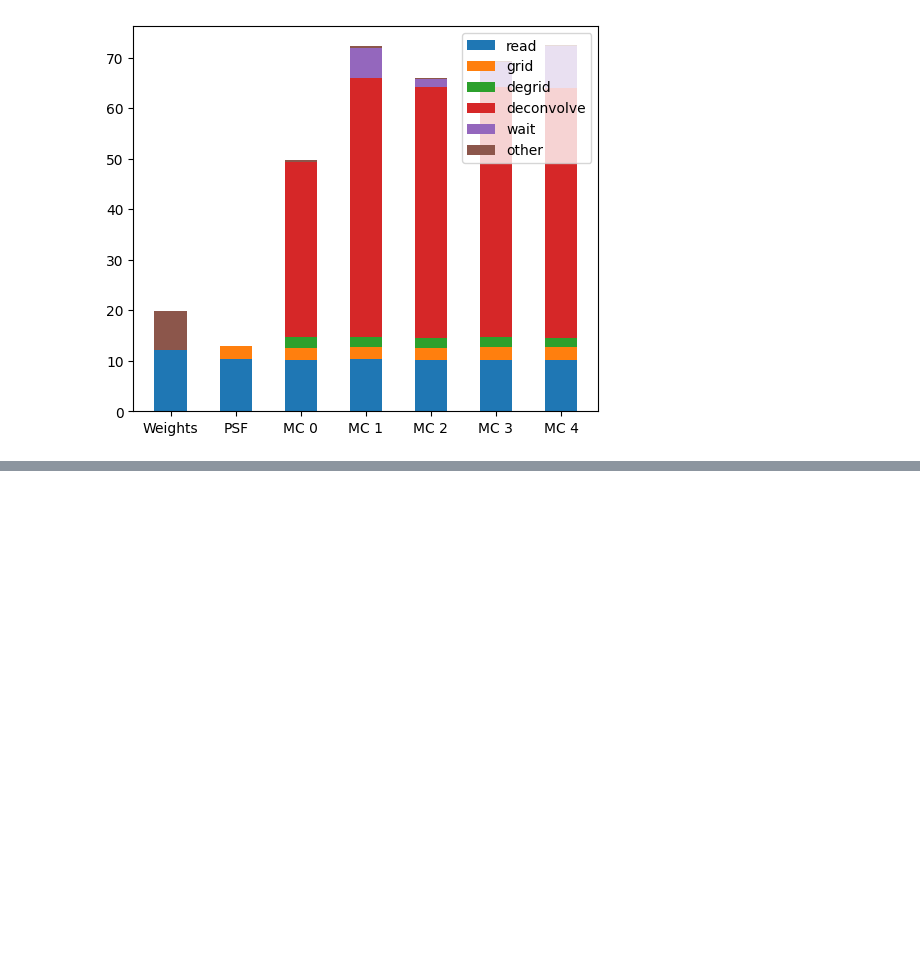
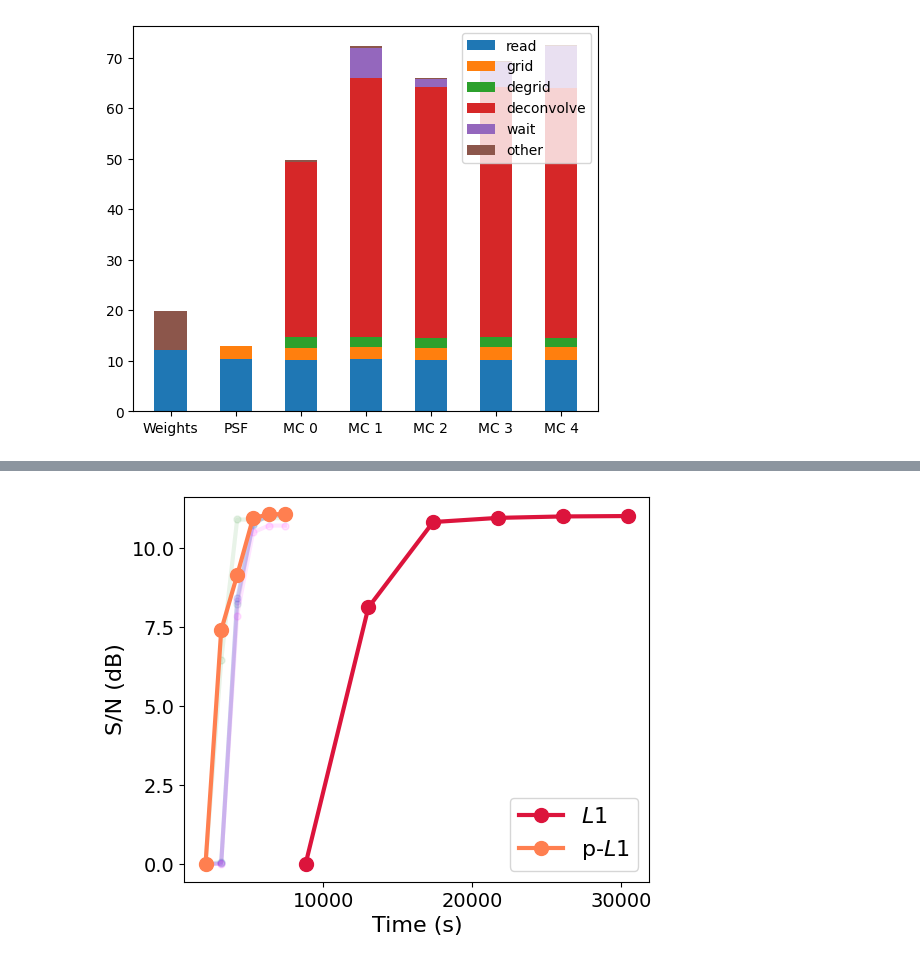
Before and after one commit to simon-prunet/radio-imaging, a Jupyter notebook: notebooks_and_pyscripts/multipartition_bda_results.ipynb, the cells around one changed output, grey strips where cells are left out. Drawn from its saved outputs; the diff is of its cells as text; code cells hidden in the pictures; blank space fills up the shorter version.

```diff
--- a/notebooks_and_pyscripts/multipartition_bda_results.ipynb
+++ b/notebooks_and_pyscripts/multipartition_bda_results.ipynb
@@ -263,0 +288,93 @@ for pl1_node in pl1_breakdown_data:
+# %%
+serial_times_sep = util.read_csv(sgra_res_path + "seriall1/mc_timings")
+serial_times = []
+serial_snrs = []
+
+parallel_times_sep = util.read_csv(sgra_res_path + "pl1/mc_timings")
+parallel_times = []
+parallel_snrs = []
+combined_snrs = []
+
+best_parallel_recon = None
+best_serial_recon = None
+best_parallel_snr = -9999
+best_serial_snr = -9999
+
+gt = util.fromfits("../data7/SGRA_full_gt.fits")
+
+#For serial
+curr_deconv = None
+time_acc = float(serial_times_sep[0])
+serial_times.append(time_acc)
+serial_snrs.append(0)
+
+for i in range(0, num_mc_l1):
+    curr_deconv_img = util.fromfits(sgra_res_path + "seriall1/deconvolved_" + str(i) + ".fits")
+    if curr_deconv is None:
+        curr_deconv = curr_deconv_img
+    else:
+        curr_deconv += curr_deconv_img
+
+    time_acc += float(serial_times_sep[i+1])
+
+    serial_snrs.append(evaluation.compute_snr(gt, curr_deconv))
+    serial_times.append(time_acc)
+
+    if best_serial_snr < serial_snrs[-1]:
+        best_serial_recon = curr_deconv.copy()
+        best_serial_snr = serial_snrs[-1]
+
+
+#parallel
+curr_deconvs = [None for i in range(num_partitions)]
+time_acc = float(parallel_times_sep[0])
+parallel_times.append(time_acc)
+for i in range(num_partitions):
+    parallel_snrs.append([0])
+
+combined_snrs.append(0)
+
+for i in range(0, num_mc_l1):
+    for j in range(num_partitions):
+        curr_deconv = util.fromfits(sgra_res_path + "pl1/deconv_" + str(j) + "_" + str(i) + ".fits")
+        if curr_deconvs[j] is None:
+            curr_deconvs[j] = curr_deconv
+        else:
+            curr_deconvs[j] += curr_deconv
+
+        parallel_snrs[j].append(evaluation.compute_snr(gt, curr_deconvs[j]))
+
+    time_acc += float(parallel_times_sep[i+1])
+
+    curr_deconv_combined = util.fromfits(sgra_res_path + "pl1/recon_combined_" + str(i) + ".fits")
+    combined_snrs.append(evaluation.compute_snr(gt, curr_deconv_combined))
+
+    parallel_times.append(time_acc)
+
+    if best_parallel_snr < combined_snrs[-1]:
+        best_parallel_recon = curr_deconv_combined.copy()
+        best_parallel_snr = combined_snrs[-1]
+
+for i, p_snrs in enumerate(parallel_snrs):
+    plt.plot(parallel_times, parallel_snrs[i], c=pcols[i], lw=3, alpha=0.1, marker='o', markersize=5)
+
+plt.plot(serial_times, serial_snrs, c='crimson', label="$L1$", lw=3, marker='o', markersize=10)
+plt.plot(parallel_times, combined_snrs, c='coral', label="p-$L1$", lw=3, marker='o', markersize=10)
+
+
+
+plt.xlabel("Time (s)", fontsize=16)
+plt.ylabel("S/N (dB)", fontsize=16)
+#plt.yscale('log')
+plt.legend(loc="lower right", fontsize=16)
+plt.locator_params(nbins=5)
+plt.xticks(fontsize=14)
+plt.yticks(fontsize=14)
+
+plt.show()
+
+util.plotNImages([best_serial_recon, best_parallel_recon], ["Serial", "Parallel"], same_scale=False, cmap=cmap)
+util.plotNImages([numpy.abs(gt - best_serial_recon), numpy.abs(gt - best_parallel_recon)], \
+                    ["Serial abs err", "Parallel abs err"], same_scale=False, cmap=cmap)
+# %% [output]
+[figure, added]
```
Also changed, not shown: parts of 12 cells of this notebook, 28 other files.
